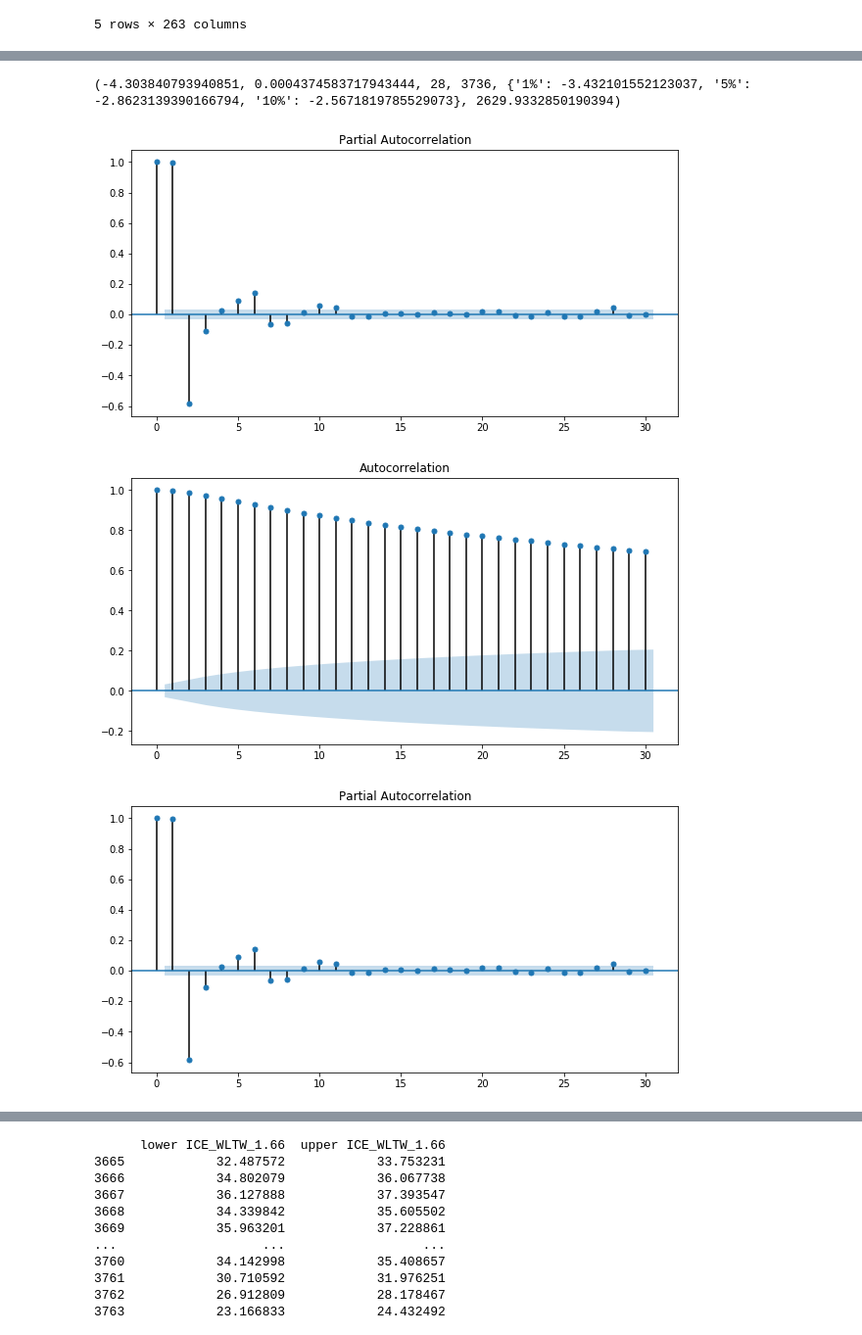
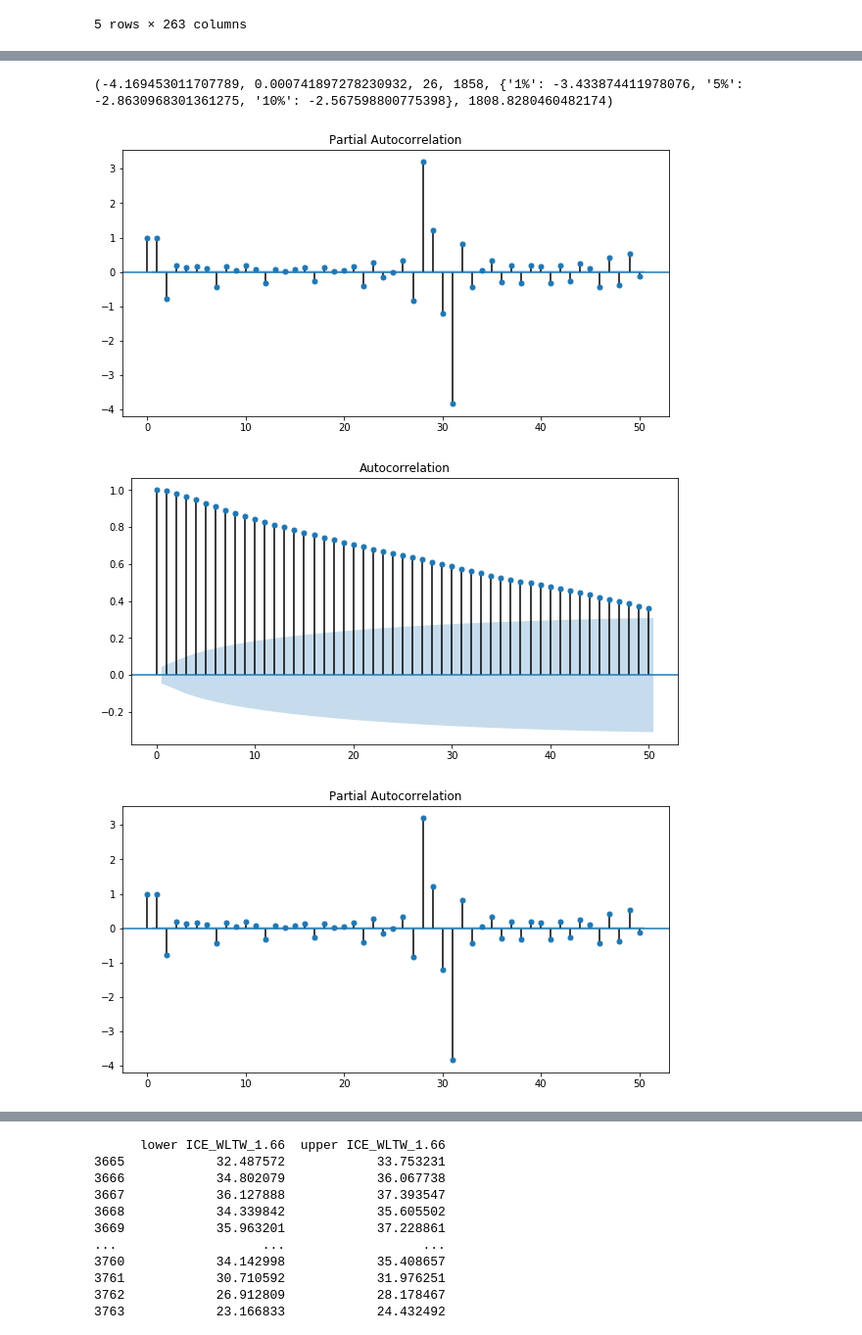
Before and after one commit to webclinic017/happycoding, a Jupyter notebook: Pair trade_Time_series/Time_series.ipynb, the cells around one changed output, grey strips where cells are left out. Shown at 98% size. Saved outputs shown, nothing was run; the diff lists cells and outputs as text; code cells hidden in the pictures.

```diff
--- a/Pair trade_Time_series/Time_series.ipynb
+++ b/Pair trade_Time_series/Time_series.ipynb
@@ -117,7 +117,7 @@ if smoothing=='yes':
 else:
     ts_database.to_csv('./data/ts_output.csv')
 # %%
-ts=ts_database.iloc[:, 199]
+ts=ts_database.iloc[:, 169]
 #ts=ts['2000-10-31':]
 ts.dropna(inplace=True)
 ts.reset_index(drop=True, inplace=True)
@@ -133,15 +133,15 @@ plt.show()
 adf_results=adfuller(ts)
 print(adf_results)
 # %% [output]
-(-4.303840793940851, 0.0004374583717943444, 28, 3736, {'1%': -3.432101552123037, '5%': -2.8623139390166794, '10%': -2.5671819785529073}, 2629.9332850190394)
+(-4.169453011707789, 0.000741897278230932, 26, 1858, {'1%': -3.433874411978076, '5%': -2.8630968301361275, '10%': -2.567598800775398}, 1808.8280460482174)
 # %%
 fig, ax=plt.subplots(figsize=(10, 5))
-plot_acf(ts, lags=30, ax=ax)
+plot_acf(ts, lags=50, ax=ax)
 fig, ax1=plt.subplots(figsize=(10, 5))
-plot_pacf(ts, lags=30, ax=ax1)
+plot_pacf(ts, lags=50, ax=ax1)
 # %% [output]
-[figure, old version]
+[figure, new version]
-[figure, old version]
+[figure, new version]
-[figure, old version]
+[figure, new version]
 # %%
 order_aic_bic=[]
```
Also changed, not shown: parts of 3 cells of this notebook, 1 other file.
